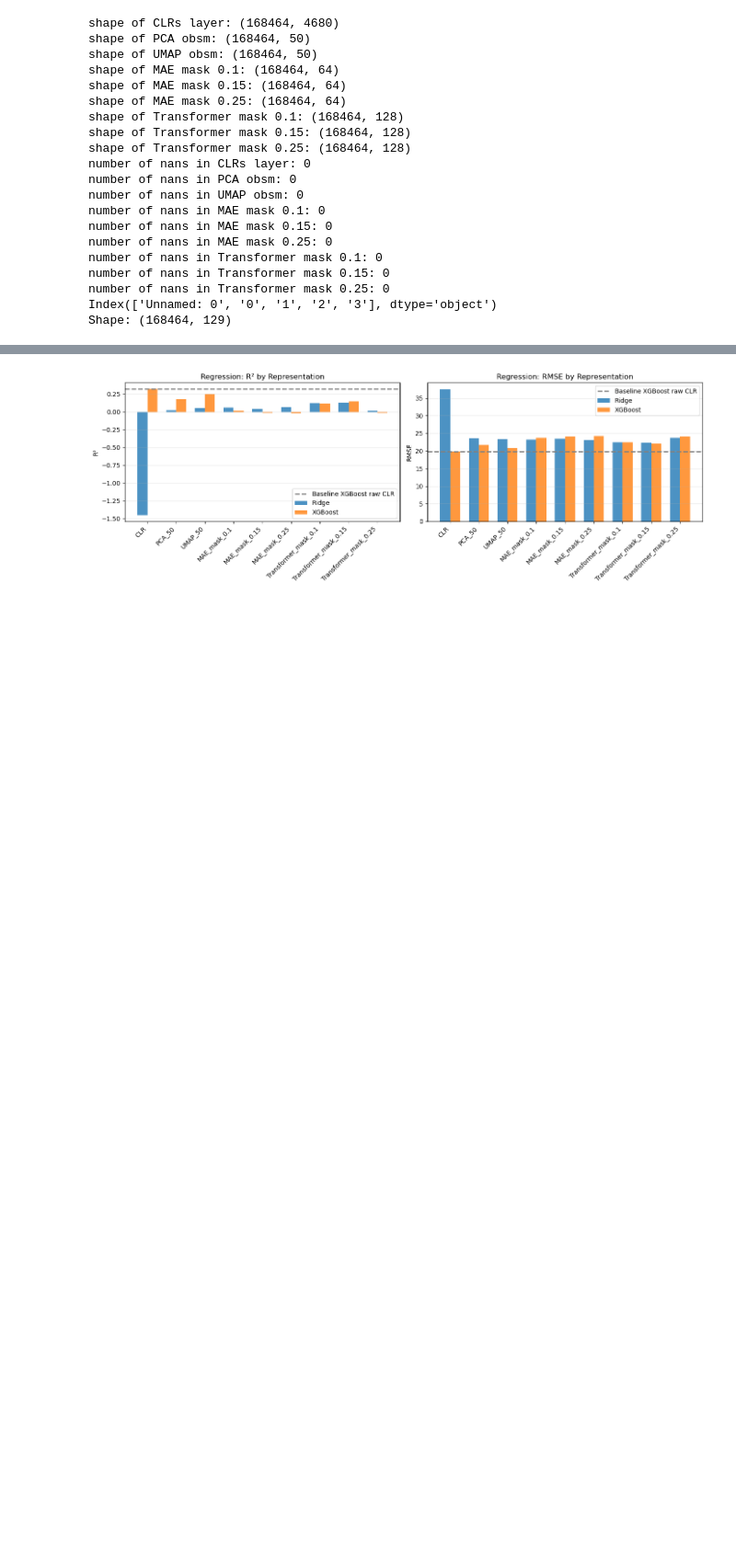
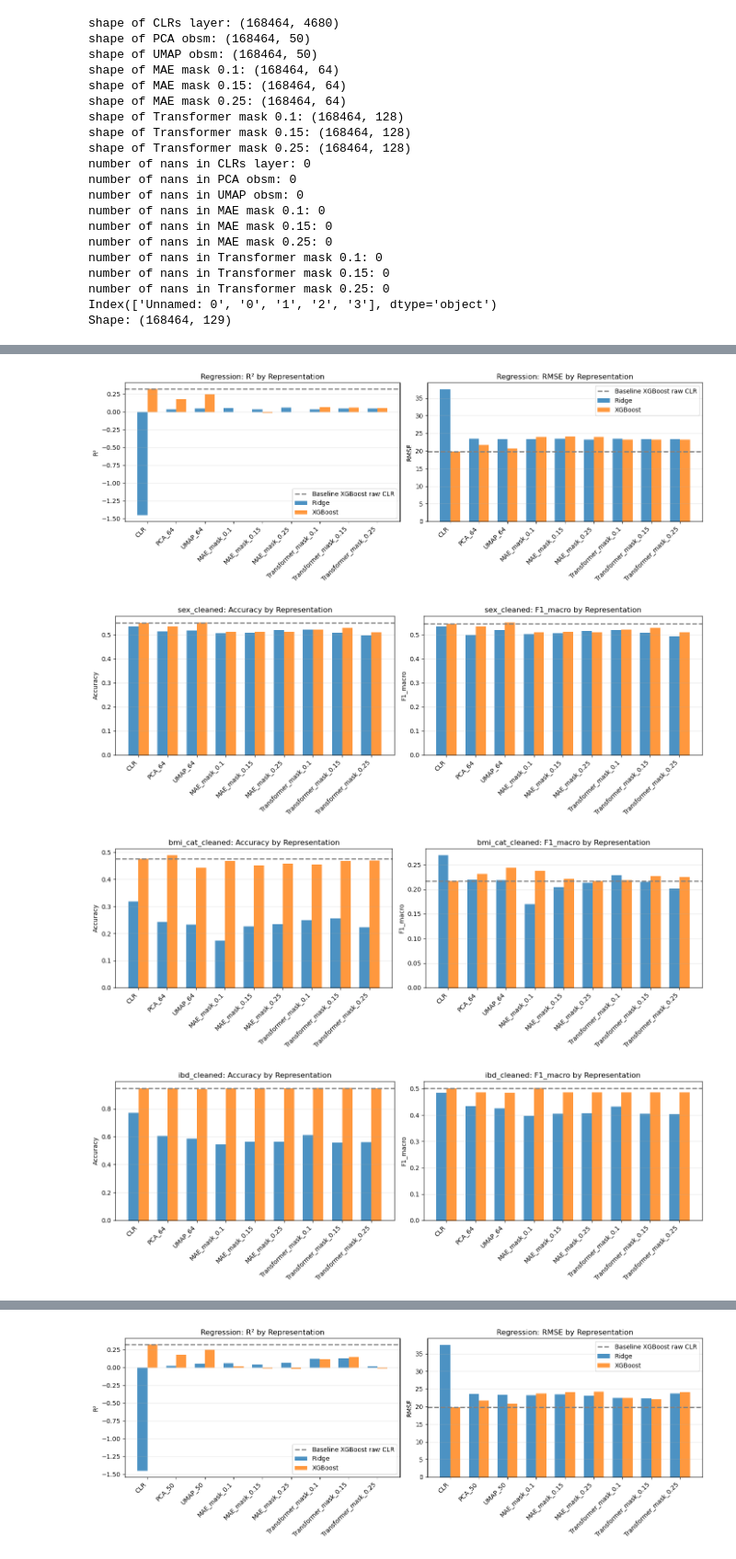
Before and after one commit to Philumination/masked-transformer-comparison, a Jupyter notebook: notebooks/initial-stuff.ipynb, the cells around one changed output, grey strips where cells are left out. Shown at 92% size. Saved outputs shown, nothing was run; the diff lists cells and outputs as text; code cells hidden in the pictures; blank space fills up the shorter version.

Commit message:
ran all representations on 64 and mclrs

```diff
--- a/notebooks/initial-stuff.ipynb
+++ b/notebooks/initial-stuff.ipynb
@@ -373,24 +388,24 @@ from analysis_src.modeling.downstream.eval import eval_regression, eval_classifi
 
 # precomputed representations
 #clrs as float32
-X_clr = adata.layers["mClrs"]
-X_pca = adata.obsm["X_pca_50"]
-X_umap = adata.obsm["X_umap_50"]
+X_clr = adata.layers["Clrs"]
+X_pca = adata.obsm["X_pca_64"]
+X_umap = adata.obsm["X_umap_64"]
 #X_mae = adata.obsm["X_mae"] # no longer used since masked versions are computed
 #X_transformer = adata.obsm["X_latent_transformer"] # also no longer used
-X_mae_mask_01 = pd.read_csv("../data/interim/mae_mask_mclrs_0_1.csv").values
-X_mae_mask_015 = pd.read_csv("../data/interim/mae_mask_mclrs_0_15.csv").values
-X_mae_mask_025 = pd.read_csv("../data/interim/mae_mask_mclrs_0_25.csv").values
+X_mae_mask_01 = pd.read_csv("../data/interim/mae_mask_0_1.csv").values
+X_mae_mask_015 = pd.read_csv("../data/interim/mae_mask_0_15.csv").values
+X_mae_mask_025 = pd.read_csv("../data/interim/mae_mask_0_25.csv").values
 # load csvs of calculated different transformer maskings
-X_transformer_mask_01 = pd.read_csv("../data/interim/transformer_mask_0_1.csv",index_col=0).values
-X_transformer_mask_015 = pd.read_csv("../data/interim/transformer_mask_0_15.csv", index_col=0).values
-X_transformer_mask_025 = pd.read_csv("../data/interim/transformer_mask_0_25.csv", index_col=0).values
+X_transformer_mask_01 = pd.read_csv("../data/interim/transformer_mask_0_1.csv").values
+X_transformer_mask_015 = pd.read_csv("../data/interim/transformer_mask_0_15.csv").values
+X_transformer_mask_025 = pd.read_csv("../data/interim/transformer_mask_0_25.csv").values
 
 
 reps_dict = {
     "CLR": X_clr,
-    "PCA_50": X_pca,
-    "UMAP_50": X_umap,
+    "PCA_64": X_pca,
+    "UMAP_64": X_umap,
 #    "MAE": X_mae,
 #    "Transformer": X_transformer,
     "MAE_mask_0.1": X_mae_mask_01,
@@ -456,0 +476,11 @@ for target in classification_targets:
+# %%
+#plots by targets finally everything mclrs
+from analysis_src.representations import plot_regression_results, plot_classification_results
+# run
+plot_regression_results(regression_results)
+plot_classification_results(classification_results)
+# %% [output]
+[figure, added]
+[figure, added]
+[figure, added]
+[figure, added]
```
Also changed, not shown: parts of 11 cells of this notebook, 4 other files.
